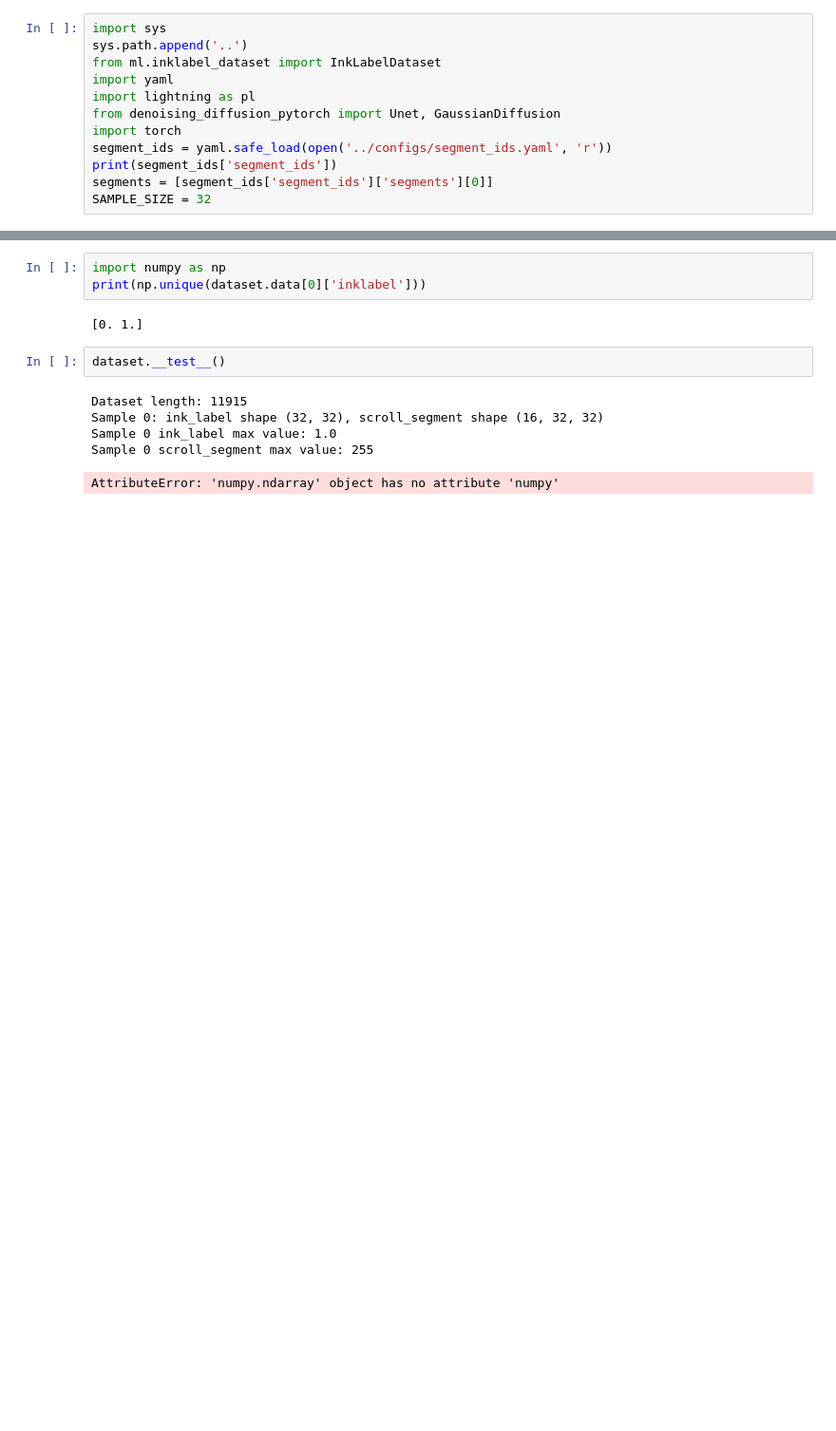
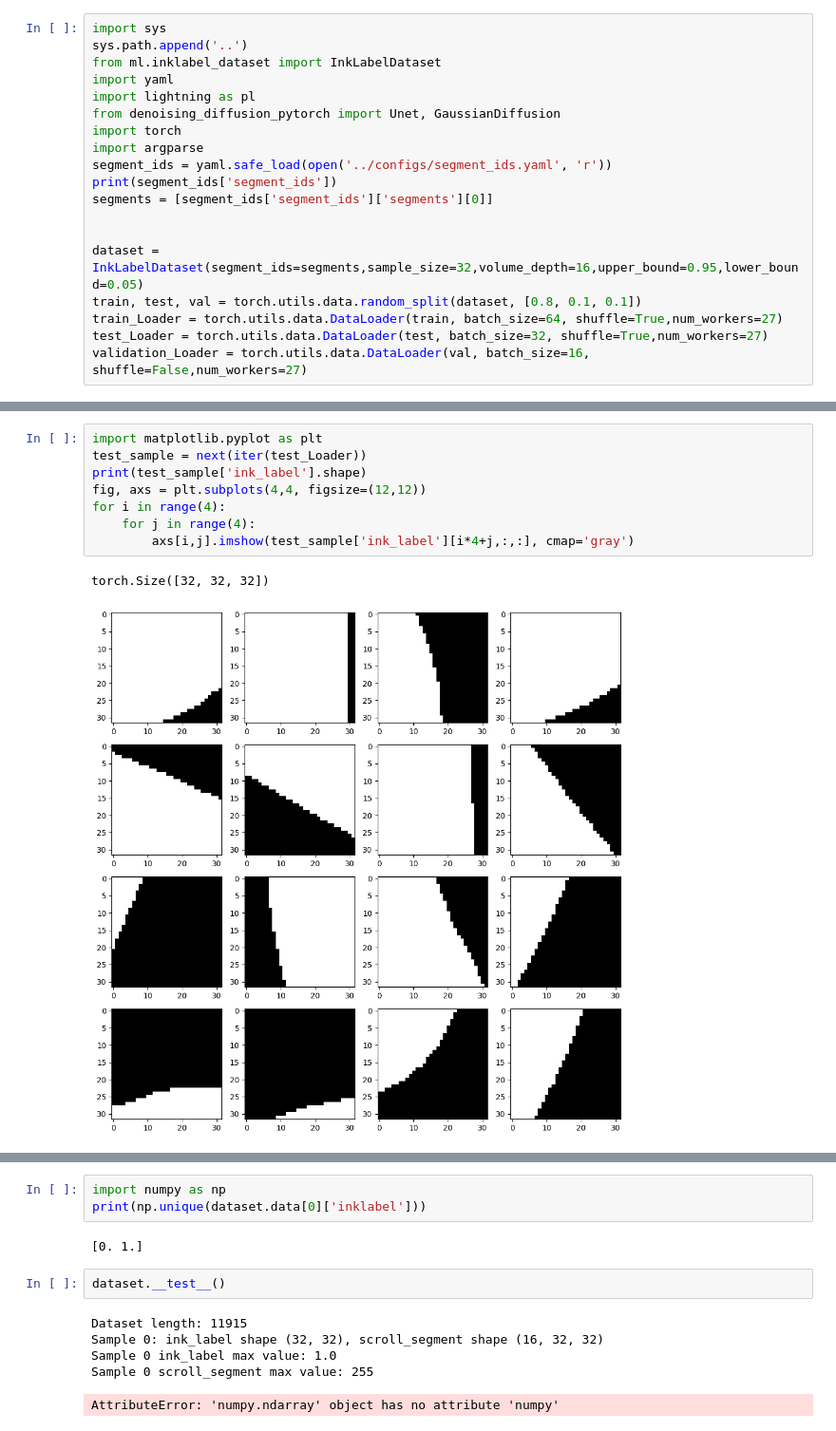
Before and after one commit to naiikaa/grandchallenges_vesuvius, a Jupyter notebook: notebooks/dataset_tests.ipynb, the cells around one changed output, grey strips where cells are left out. Shown at 95% size. Saved outputs shown, nothing was run; the diff lists cells and outputs as text; blank space fills up the shorter version.

Commit message:
updated train and loader

```diff
--- a/notebooks/dataset_tests.ipynb
+++ b/notebooks/dataset_tests.ipynb
@@ -6,9 +6,16 @@ import yaml
 import lightning as pl
 from denoising_diffusion_pytorch import Unet, GaussianDiffusion
 import torch
+import argparse
 segment_ids = yaml.safe_load(open('../configs/segment_ids.yaml', 'r'))
 print(segment_ids['segment_ids'])
 segments = [segment_ids['segment_ids']['segments'][0]]
-SAMPLE_SIZE = 32
+
+
+dataset = InkLabelDataset(segment_ids=segments,sample_size=32,volume_depth=16,upper_bound=0.95,lower_bound=0.05)
+train, test, val = torch.utils.data.random_split(dataset, [0.8, 0.1, 0.1])
+train_Loader = torch.utils.data.DataLoader(train, batch_size=64, shuffle=True,num_workers=27)
+test_Loader = torch.utils.data.DataLoader(test, batch_size=32, shuffle=True,num_workers=27)
+validation_Loader = torch.utils.data.DataLoader(val, batch_size=16, shuffle=False,num_workers=27)
 # %% [output]
 {'segments': ['20231210121321', '20231106155350', '20231005123336', '20230820203112', '20230620230619', '20230826170124', '20230702185753', '20230522215721', '20230531193658', '20230520175435', '20230 ...
@@ -15,3 +26,14 @@ SAMPLE_SIZE = 32
+# %%
+import matplotlib.pyplot as plt
+test_sample = next(iter(test_Loader))
+print(test_sample['ink_label'].shape)
+fig, axs = plt.subplots(4,4, figsize=(12,12))
+for i in range(4):
+    for j in range(4):
+        axs[i,j].imshow(test_sample['ink_label'][i*4+j,:,:], cmap='gray')
+# %% [output]
+torch.Size([32, 32, 32])
+[figure, added]
 # %%
 dataset = InkLabelDataset(segments,SAMPLE_SIZE)
 # %% [output]
```
Also changed, not shown: parts of 2 cells of this notebook, 7 other files.
